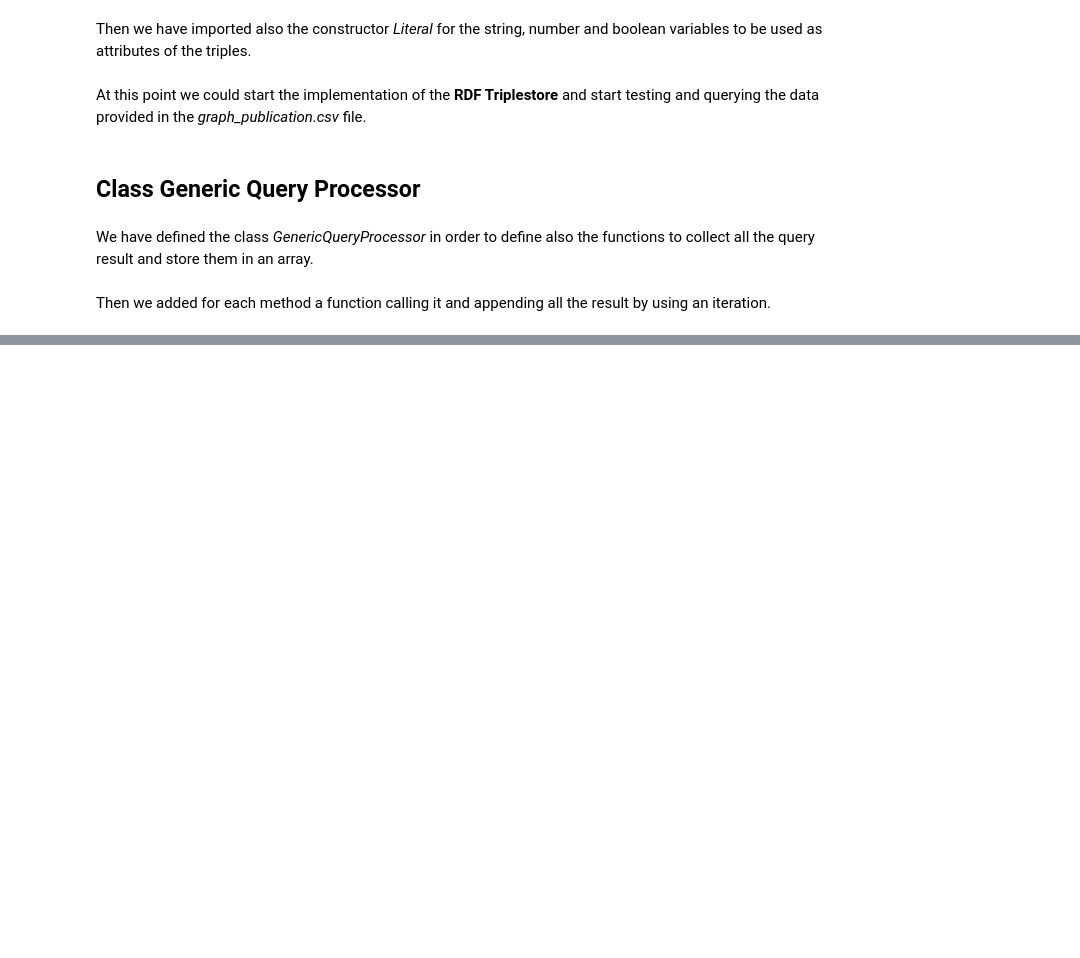
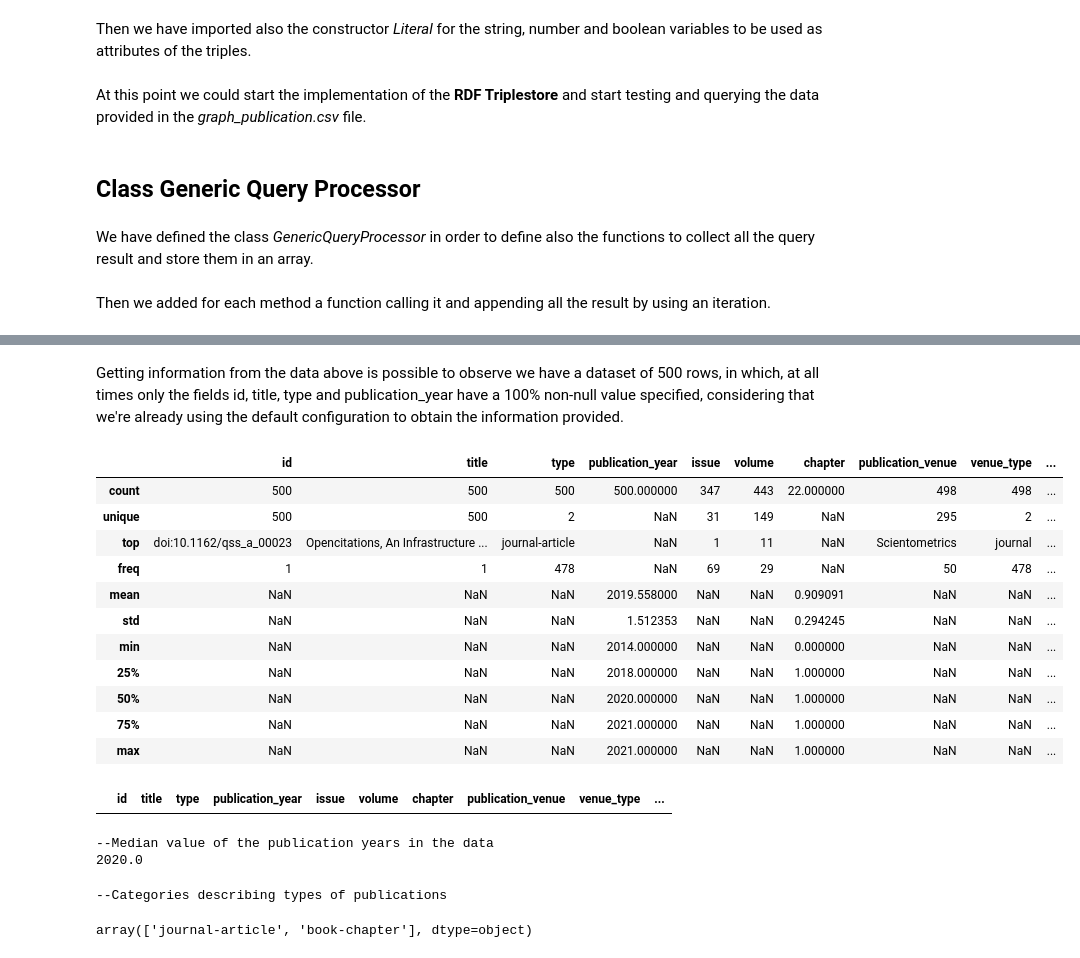
Before and after one commit to lelax/D_Sign_Data, a Jupyter notebook: D_Sign_Data_Doc.ipynb, the cells around one changed output, grey strips where cells are left out. Drawn from its saved outputs; the diff is of its cells as text; code cells hidden in the pictures; blank space fills up the shorter version.

```diff
--- a/D_Sign_Data_Doc.ipynb
+++ b/D_Sign_Data_Doc.ipynb
@@ -286,0 +316,33 @@ Then we added for each method a function calling it and appending all the result
+# %% [markdown]
+Getting information from the data above is possible to observe we have a dataset of 500 rows, in which, at all times only the fields id, title, type and publication_year have a 100% non-null value specified, considering that we're already using the default configuration to obtain the information provided.
+# %%
+publications.describe(include="all")
+# %% [output]
+|  | id | title | type | publication_year | issue | volume | chapter | publication_venue | venue_type | ... |
+| count | 500 | 500 | 500 | 500.000000 | 347 | 443 | 22.000000 | 498 | 498 | ... |
+| unique | 500 | 500 | 2 | NaN | 31 | 149 | NaN | 295 | 2 | ... |
+| top | doi:10.1162/qss_a_00023 | Opencitations, An Infrastructure ... | journal-article | NaN | 1 | 11 | NaN | Scientometrics | journal | ... |
+| freq | 1 | 1 | 478 | NaN | 69 | 29 | NaN | 50 | 478 | ... |
+| mean | NaN | NaN | NaN | 2019.558000 | NaN | NaN | 0.909091 | NaN | NaN | ... |
+| std | NaN | NaN | NaN | 1.512353 | NaN | NaN | 0.294245 | NaN | NaN | ... |
+| min | NaN | NaN | NaN | 2014.000000 | NaN | NaN | 0.000000 | NaN | NaN | ... |
+| 25% | NaN | NaN | NaN | 2018.000000 | NaN | NaN | 1.000000 | NaN | NaN | ... |
+| 50% | NaN | NaN | NaN | 2020.000000 | NaN | NaN | 1.000000 | NaN | NaN | ... |
+| 75% | NaN | NaN | NaN | 2021.000000 | NaN | NaN | 1.000000 | NaN | NaN | ... |
+| max | NaN | NaN | NaN | 2021.000000 | NaN | NaN | 1.000000 | NaN | NaN | ... |
+# %%
+publications.query('title == "Opencitations, An Infrastructure Organization"')
+# %% [output]
+|  | id | title | type | publication_year | issue | volume | chapter | publication_venue | venue_type | ... |
+# %%
+print("--Median value of the publication years in the data")
+print(publications["publication_year"].median())
+# %% [output]
+--Median value of the publication years in the data
+2020.0
+# %%
+print("--Categories describing types of publications")
+publications["type"].unique()
+# %% [output]
+--Categories describing types of publications
+array(['journal-article', 'book-chapter'], dtype=object)
```
Also changed, not shown: parts of 13 cells of this notebook.
